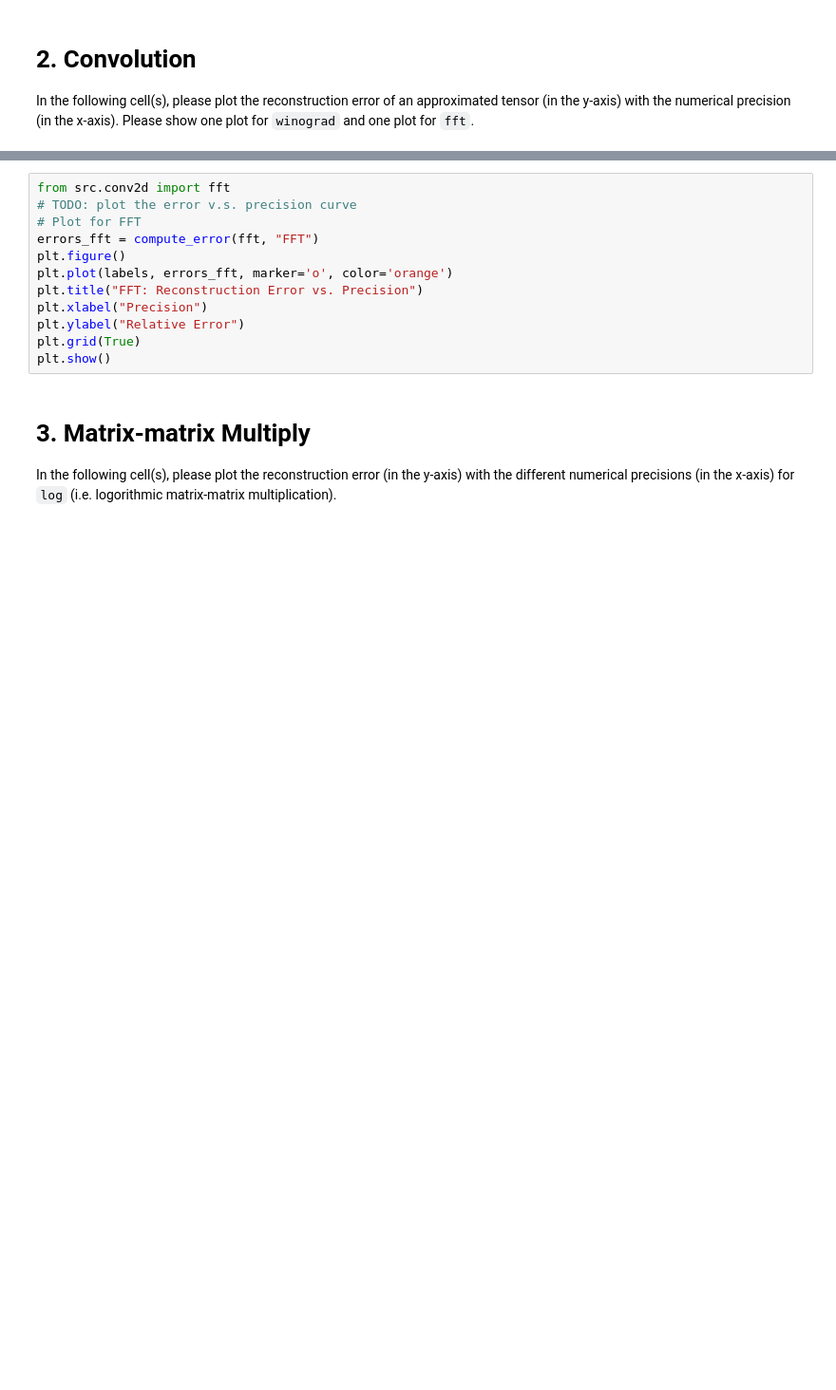
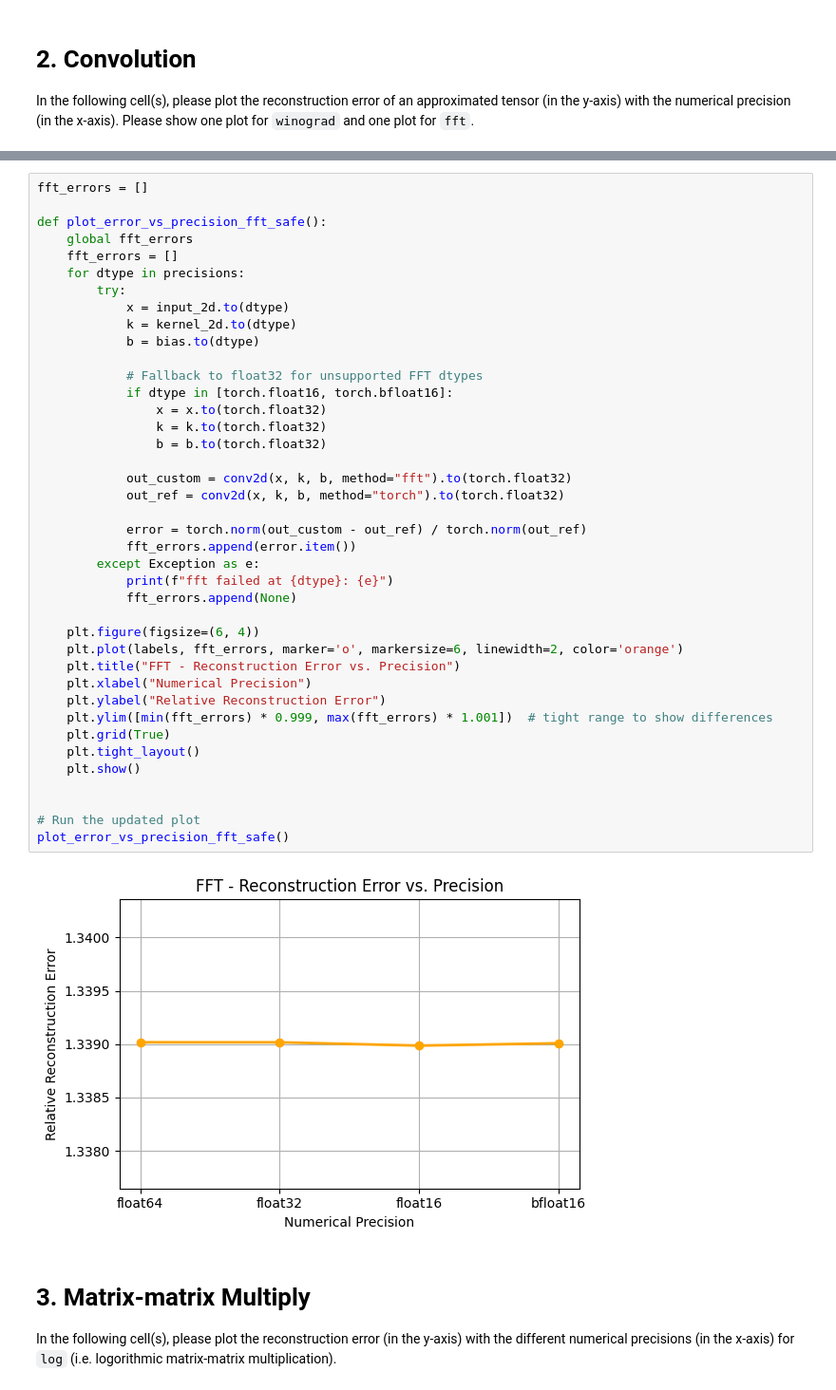
Before and after one commit to Hanfei2492/ML-HW-SYS, a Jupyter notebook: 1-numerical_precision.ipynb, the cells around one changed output, grey strips where cells are left out. Shown at 95% size. Saved outputs shown, nothing was run; the diff lists cells and outputs as text; blank space fills up the shorter version.

```diff
--- a/1-numerical_precision.ipynb
+++ b/1-numerical_precision.ipynb
@@ -135,15 +132,45 @@ Winograd failed at precision torch.bfloat16: winograd() missing 1 required posit
-# %%
-from src.conv2d import fft
-# TODO: plot the error v.s. precision curve
-# Plot for FFT
-errors_fft = compute_error(fft, "FFT")
-plt.figure()
-plt.plot(labels, errors_fft, marker='o', color='orange')
-plt.title("FFT: Reconstruction Error vs. Precision")
-plt.xlabel("Precision")
-plt.ylabel("Relative Error")
-plt.grid(True)
-plt.show()
+# %%
+fft_errors = []
+
+def plot_error_vs_precision_fft_safe():
+    global fft_errors
+    fft_errors = []
+    for dtype in precisions:
+        try:
+            x = input_2d.to(dtype)
+            k = kernel_2d.to(dtype)
+            b = bias.to(dtype)
+
+            # Fallback to float32 for unsupported FFT dtypes
+            if dtype in [torch.float16, torch.bfloat16]:
+                x = x.to(torch.float32)
+                k = k.to(torch.float32)
+                b = b.to(torch.float32)
+
+            out_custom = conv2d(x, k, b, method="fft").to(torch.float32)
+            out_ref = conv2d(x, k, b, method="torch").to(torch.float32)
+
+            error = torch.norm(out_custom - out_ref) / torch.norm(out_ref)
+            fft_errors.append(error.item())
+        except Exception as e:
+            print(f"fft failed at {dtype}: {e}")
+            fft_errors.append(None)
+
+    plt.figure(figsize=(6, 4))
+    plt.plot(labels, fft_errors, marker='o', markersize=6, linewidth=2, color='orange')
+    plt.title("FFT - Reconstruction Error vs. Precision")
+    plt.xlabel("Numerical Precision")
+    plt.ylabel("Relative Reconstruction Error")
+    plt.ylim([min(fft_errors) * 0.999, max(fft_errors) * 1.001])  # tight range to show differences
+    plt.grid(True)
+    plt.tight_layout()
+    plt.show()
+
+
+# Run the updated plot
+plot_error_vs_precision_fft_safe()
+# %% [output]
+[figure, added]
 # %% [markdown]
 # 3. Matrix-matrix Multiply
 
```
Also changed, not shown: parts of 1 cell of this notebook.
